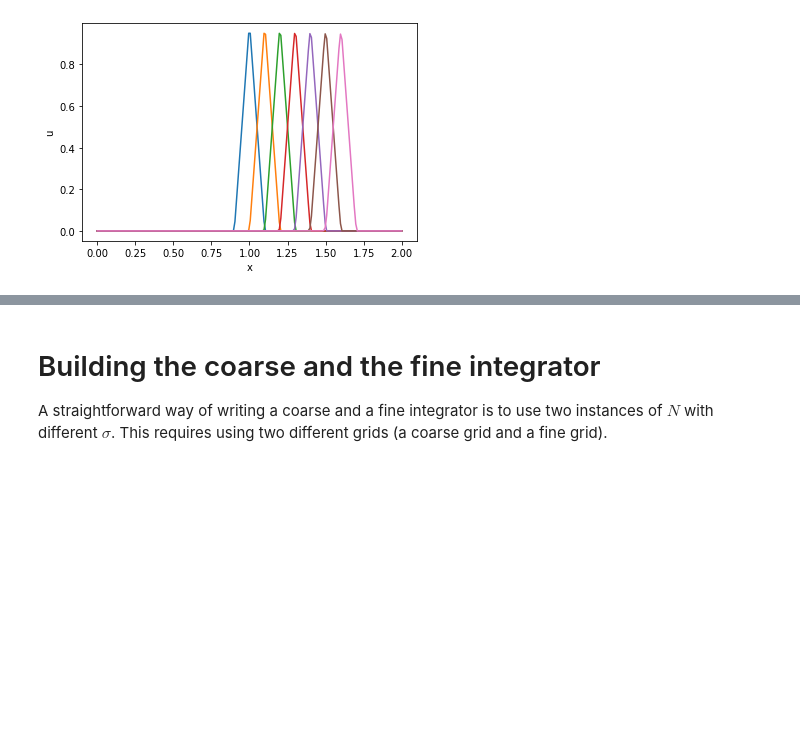
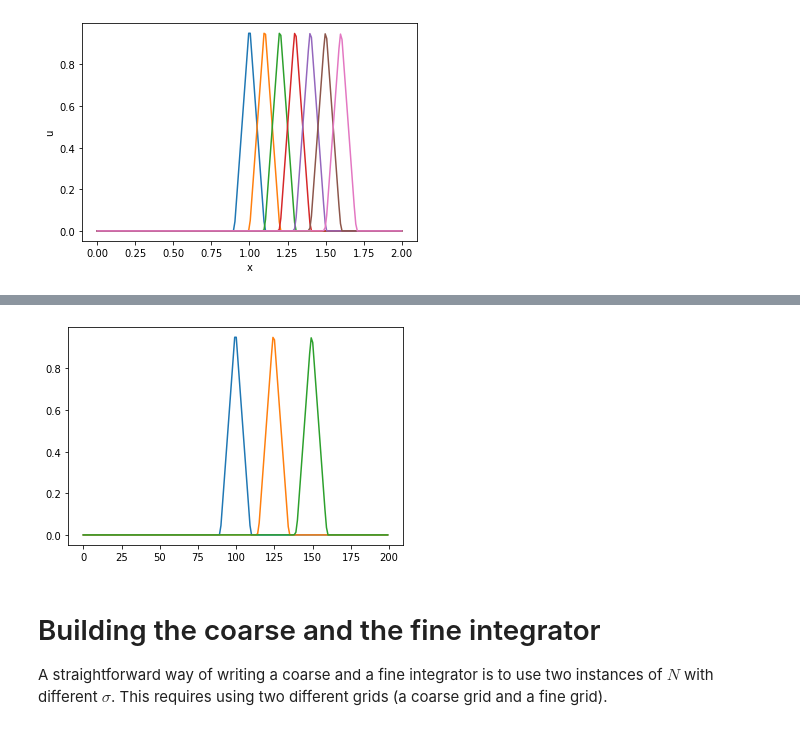
Before and after one commit to ParallelWindfarms/project-documentation, a Jupyter notebook: notebooks/parareal-PDE.ipynb, the cells around one changed output, grey strips where cells are left out. Cells and saved outputs as stored; diff of their text form; code cells hidden in the pictures; blank space fills up the shorter version.

Commit message:
Add integrator with explicit time coordinate

```diff
--- a/notebooks/parareal-PDE.ipynb
+++ b/notebooks/parareal-PDE.ipynb
@@ -141,6 +141,7 @@ $$
 $$
 # %%
 def N(u_now, sigma):
+    """ Single step update """
 
     # Create the output vector
     nx = len(u_now)
@@ -173,3 +188,18 @@ plt.ylabel('u');
+# %%
+def phi(u0, t, **kwargs):
+    """ Update in time """
+    n = int(np.floor(t/dt))
+    u_aux = u0
+    for i in range(0, n):
+        u_aux = N(u_aux, **kwargs)
+
+    return u_aux
+# %%
+plt.plot(phi(u[:, 0], 0.00, sigma=sigma));
+plt.plot(phi(u[:, 0], 0.25, sigma=sigma));
+plt.plot(phi(u[:, 0], 0.50, sigma=sigma));
+# %% [output]
+[figure, added]
 # %% [markdown]
 # Building the coarse and the fine integrator
 
```
Also changed, not shown: parts of 2 cells of this notebook.
